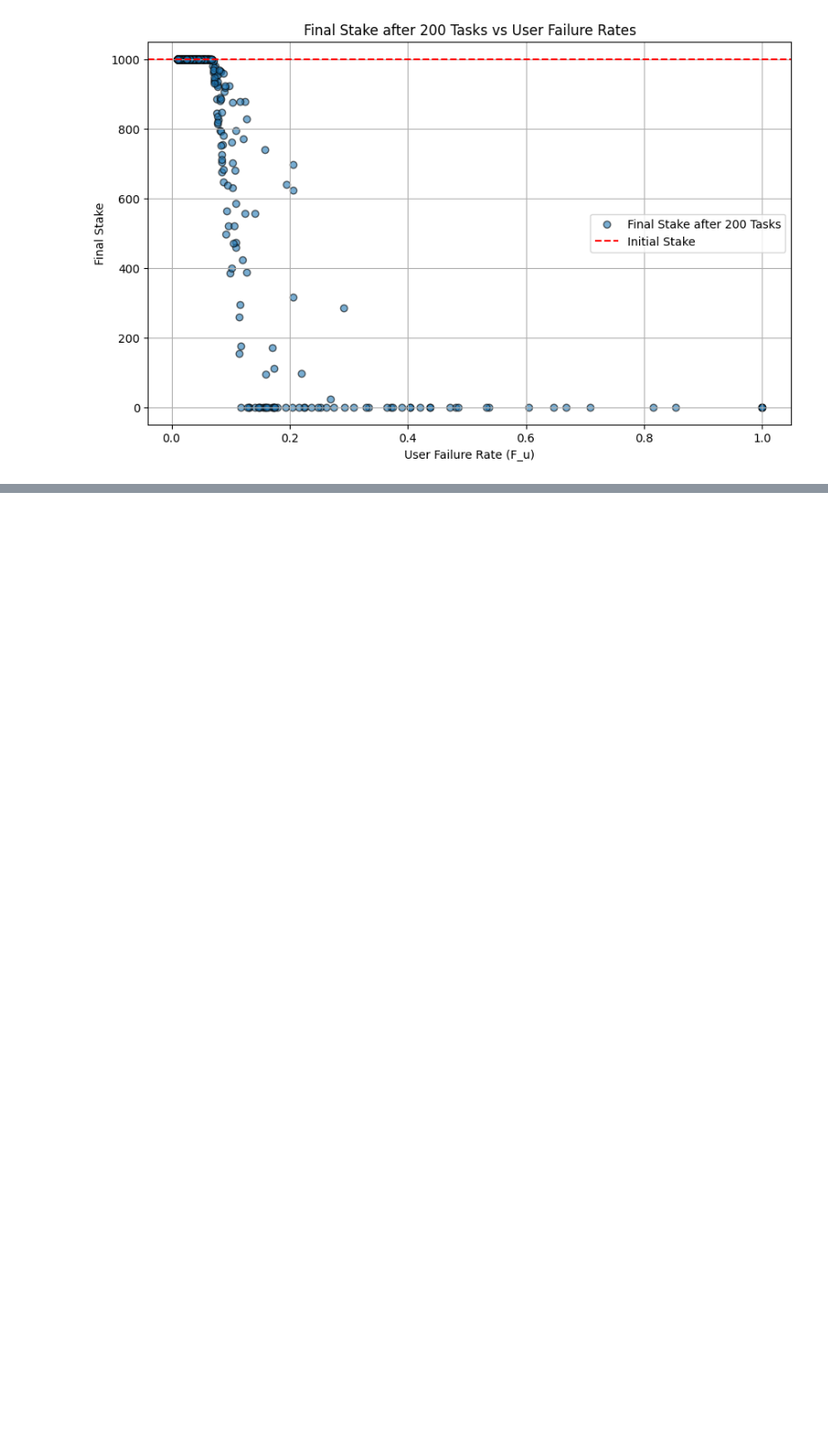
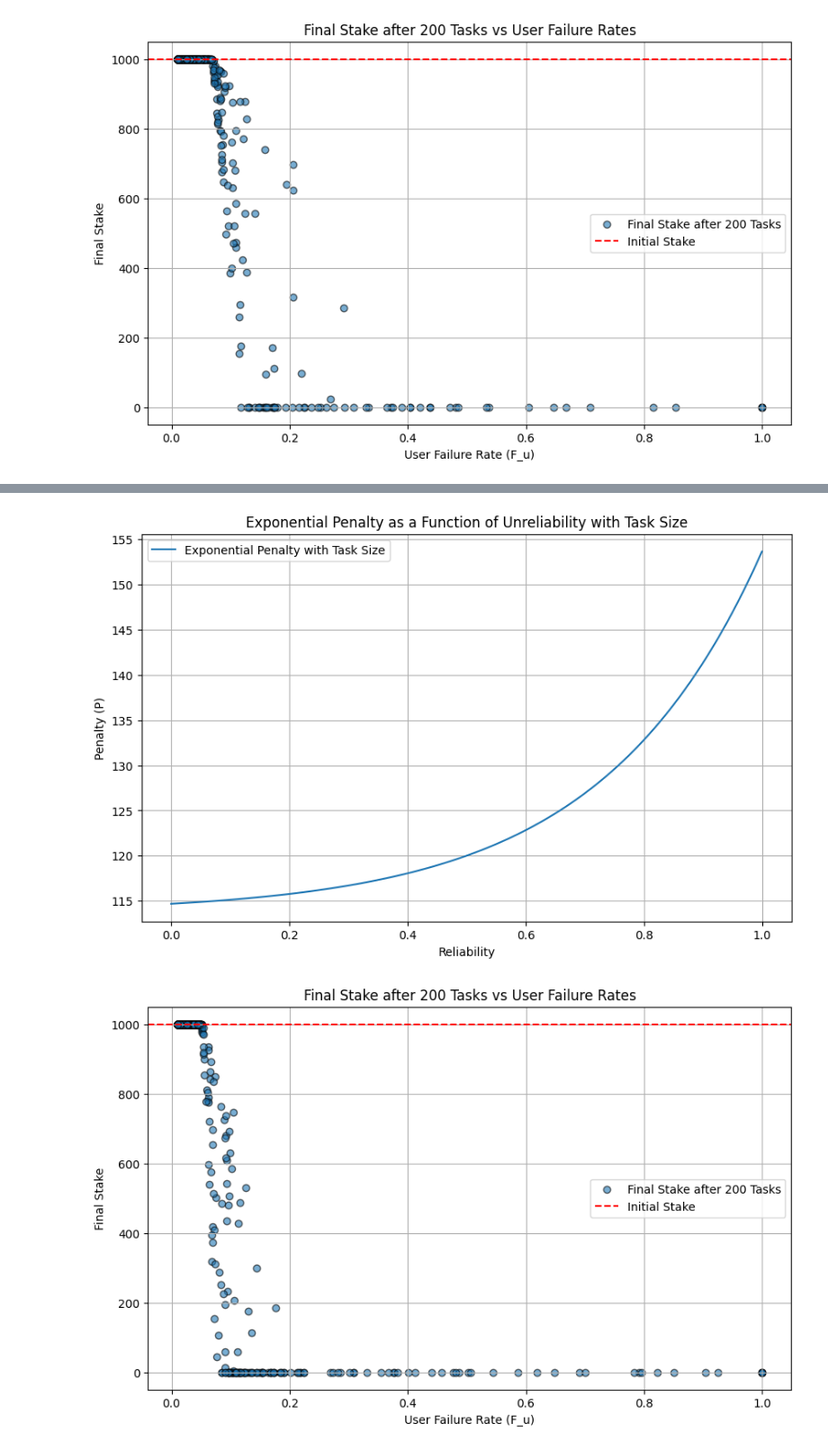
Before and after one commit to RedChainLab/Reliability-Is-Blind-Collective-Incentives, a Jupyter notebook: 2024-07-17_Ruin-Theory/06-Task_Size_Based_Slashing.ipynb, the cells around one changed output, grey strips where cells are left out. Shown at 90% size. Saved outputs shown, nothing was run; the diff lists cells and outputs as text; code cells hidden in the pictures; blank space fills up the shorter version.

```diff
--- a/2024-07-17_Ruin-Theory/06-Task_Size_Based_Slashing.ipynb
+++ b/2024-07-17_Ruin-Theory/06-Task_Size_Based_Slashing.ipynb
@@ -149,0 +156,78 @@ We observe a spread on our graph that suggests adding the concept of task size t
+# %%
+# Function to calculate the overall task failure rate
+def calculate_failure_rate(F_u, mean_F_u):
+    return 1 - (1 - F_u) * (1 - mean_F_u) ** 3
+
+# Exponential slashing function for penalty P based on remaining stake and task size
+def exponential_penalty(reliability, alpha, beta, omega):
+    return alpha ** (reliability + beta) + omega
+
+# Function to calculate the net loss in stake per task
+def net_loss_per_task(F, P, F_t):
+    return (F * P) / (1 - F_t) - (F_t * P) / (1 - F_t)
+
+# Generate a long-tailed distribution for user failure rates (F_u)
+shape, scale = 1.0, 0.01  # shape (alpha) and scale (xmin) parameters for the Pareto distribution
+F_u_values = (np.random.pareto(shape, 1000) + 1) * scale
+
+# Ensuring that failure rates are within a realistic range [0, 1]
+F_u_values = np.clip(F_u_values, 0, 1)
+
+# Calculate the mean failure rate from the generated distribution
+mean_F_u = np.mean(F_u_values)
+
+# Parameters
+S_0 = 1000  # initial stake
+F_t = 0.2   # desired failure rate
+num_tasks = 200  # number of tasks
+
+# Exponential slashing parameters
+alpha = 40.0
+beta = 0.0
+omega = 200.0
+
+# Define task sizes (0 <= T_s <= 1), for example, using a uniform distribution
+task_sizes = np.random.uniform(0.1, 1.0, size=F_u_values.shape)
+
+# Calculate overall task failure rate for each user failure rate
+F_values = calculate_failure_rate(F_u_values, mean_F_u)
+
+# Initialize stakes as float
+stakes = np.full(F_u_values.shape, S_0, dtype=float)
+
+# Simulate the evolution of stakes over the specified number of tasks
+for _ in range(num_tasks):
+    reliability = (S_0 - stakes) / S_0
+    P_values = exponential_penalty(reliability, alpha, beta, omega*task_sizes)
+    L_net_values = net_loss_per_task(F_values, P_values, F_t)
+
+    stakes += -L_net_values
+    stakes = np.maximum(stakes, 0)  # Ensure stakes do not fall below 0
+    stakes = np.minimum(stakes, S_0)  # Ensure stakes do not exceed initial stake
+
+# Plot the penalty as an exponential function of reliability, averaged over task sizes
+plt.figure(figsize=(10, 6))
+reliability_range = np.linspace(0, 1, 100)
+average_task_size = np.mean(task_sizes)
+penalty_values = exponential_penalty(reliability_range, alpha, beta, omega*average_task_size)
+plt.plot(reliability_range, penalty_values, label='Exponential Penalty with Task Size')
+plt.xlabel('Reliability')
+plt.ylabel('Penalty (P)')
+plt.title('Exponential Penalty as a Function of Unreliability with Task Size')
+plt.legend()
+plt.grid(True)
+plt.show()
+
+# Plot the final stakes after the specified number of tasks
+plt.figure(figsize=(10, 6))
+plt.scatter(F_u_values, stakes, alpha=0.6, edgecolor='black', label='Final Stake after ' + str(num_tasks) + ' Tasks')
+plt.axhline(S_0, color='r', linestyle='--', label='Initial Stake')
+plt.xlabel('User Failure Rate (F_u)')
+plt.ylabel('Final Stake')
+plt.title('Final Stake after ' + str(num_tasks) + ' Tasks vs User Failure Rates')
+plt.legend()
+plt.grid(True)
+plt.show()
+# %% [output]
+[figure, added]
+[figure, added]
```
Also changed, not shown: parts of 2 cells of this notebook.
